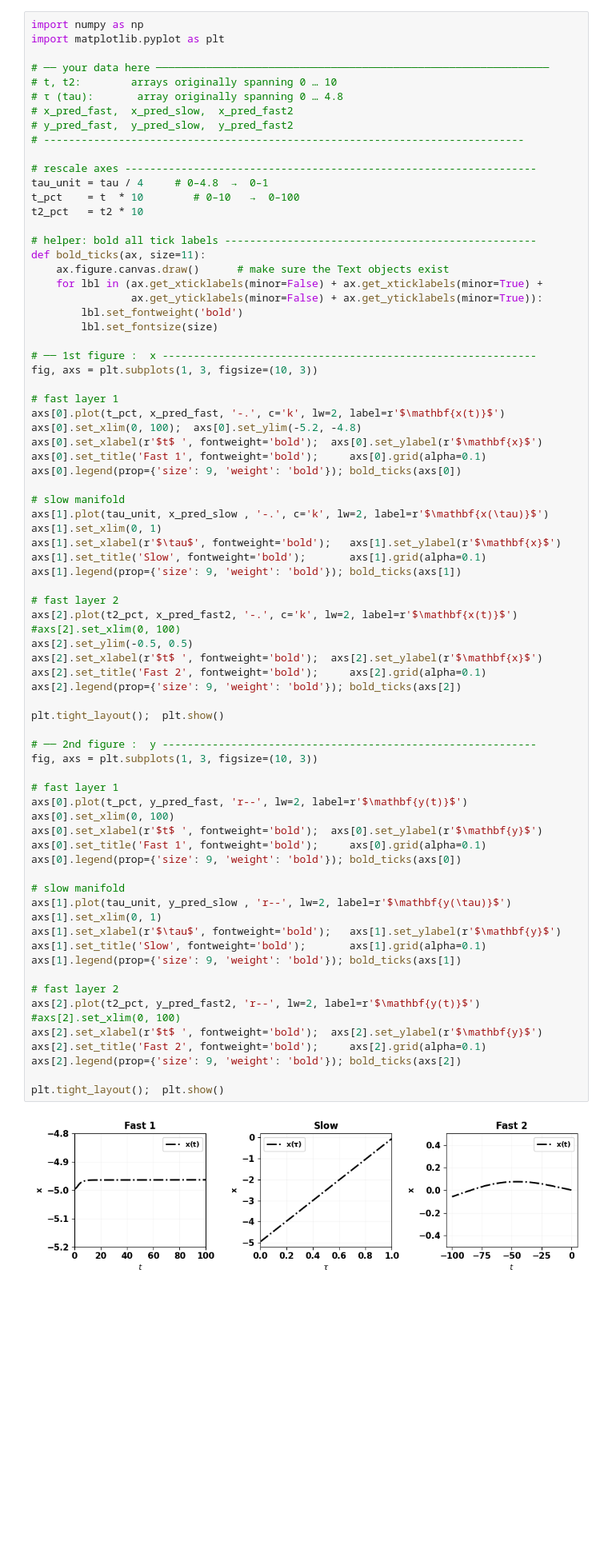
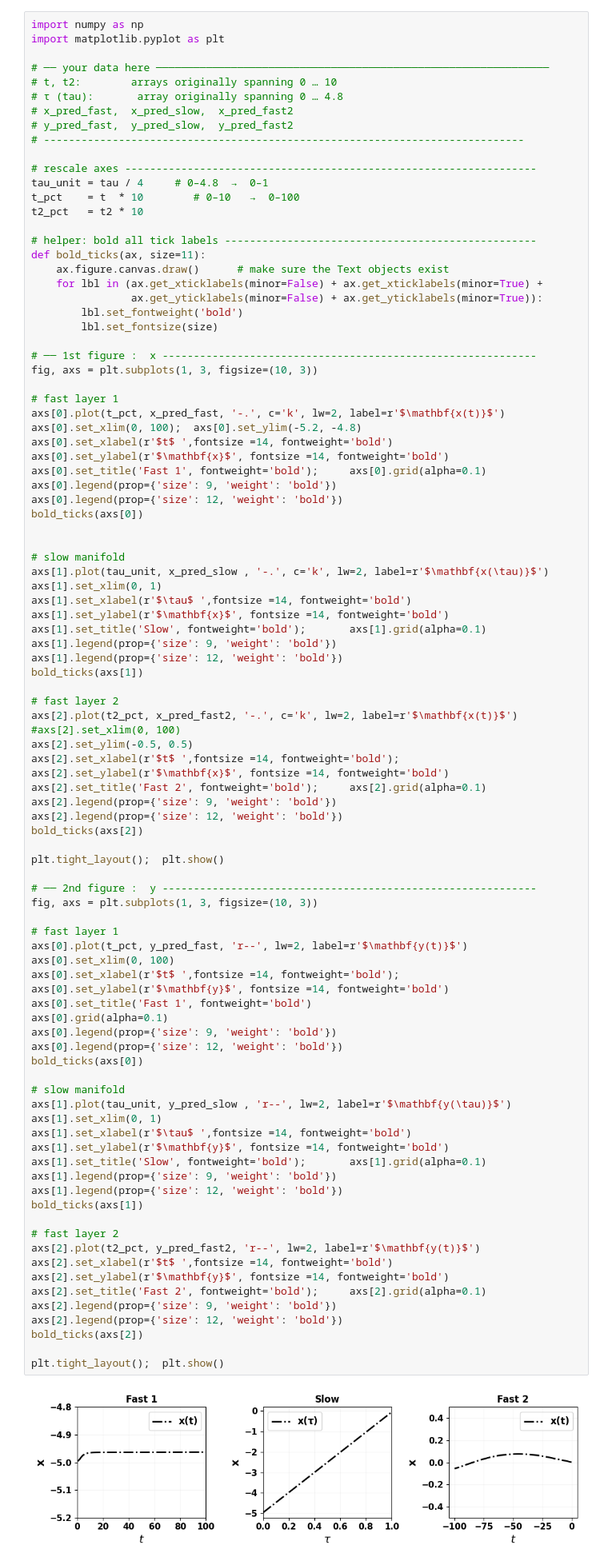
Before and after one commit to Hamid-Mofidi/PINNs_on_Multiple_timescale_dynamics, a Jupyter notebook: Nonhyperbolic/GSPINNs-error.ipynb, the cells around one changed output. Shown at 80% size. Saved outputs shown, nothing was run; the diff lists cells and outputs as text; blank space fills up the shorter version.

Commit message:
Kaggle Notebook | Nonhyperbolic_fast-slow | Version 19

```diff
--- a/Nonhyperbolic/GSPINNs-error.ipynb
+++ b/Nonhyperbolic/GSPINNs-error.ipynb
@@ -583,51 +583,70 @@ fig, axs = plt.subplots(1, 3, figsize=(10, 3))
 # fast layer 1
 axs[0].plot(t_pct, x_pred_fast, '-.', c='k', lw=2, label=r'$\mathbf{x(t)}$')
 axs[0].set_xlim(0, 100);  axs[0].set_ylim(-5.2, -4.8)
-axs[0].set_xlabel(r'$t$ ', fontweight='bold');  axs[0].set_ylabel(r'$\mathbf{x}$')
+axs[0].set_xlabel(r'$t$ ',fontsize =14, fontweight='bold')
+axs[0].set_ylabel(r'$\mathbf{x}$', fontsize =14, fontweight='bold')
 axs[0].set_title('Fast 1', fontweight='bold');     axs[0].grid(alpha=0.1)
-axs[0].legend(prop={'size': 9, 'weight': 'bold'}); bold_ticks(axs[0])
+axs[0].legend(prop={'size': 9, 'weight': 'bold'})
+axs[0].legend(prop={'size': 12, 'weight': 'bold'})
+bold_ticks(axs[0])
+
 
 # slow manifold
 axs[1].plot(tau_unit, x_pred_slow , '-.', c='k', lw=2, label=r'$\mathbf{x(\tau)}$')
 axs[1].set_xlim(0, 1)
-axs[1].set_xlabel(r'$\tau$', fontweight='bold');   axs[1].set_ylabel(r'$\mathbf{x}$')
+axs[1].set_xlabel(r'$\tau$ ',fontsize =14, fontweight='bold')
+axs[1].set_ylabel(r'$\mathbf{x}$', fontsize =14, fontweight='bold')
 axs[1].set_title('Slow', fontweight='bold');       axs[1].grid(alpha=0.1)
-axs[1].legend(prop={'size': 9, 'weight': 'bold'}); bold_ticks(axs[1])
+axs[1].legend(prop={'size': 9, 'weight': 'bold'})
+axs[1].legend(prop={'size': 12, 'weight': 'bold'})
+bold_ticks(axs[1])
 
 # fast layer 2
 axs[2].plot(t2_pct, x_pred_fast2, '-.', c='k', lw=2, label=r'$\mathbf{x(t)}$')
 #axs[2].set_xlim(0, 100)
 axs[2].set_ylim(-0.5, 0.5)
-axs[2].set_xlabel(r'$t$ ', fontweight='bold');  axs[2].set_ylabel(r'$\mathbf{x}$')
+axs[2].set_xlabel(r'$t$ ',fontsize =14, fontweight='bold');
+axs[2].set_ylabel(r'$\mathbf{x}$', fontsize =14, fontweight='bold')
 axs[2].set_title('Fast 2', fontweight='bold');     axs[2].grid(alpha=0.1)
-axs[2].legend(prop={'size': 9, 'weight': 'bold'}); bold_ticks(axs[2])
+axs[2].legend(prop={'size': 9, 'weight': 'bold'})
+axs[2].legend(prop={'size': 12, 'weight': 'bold'})
+bold_ticks(axs[2])
 
 plt.tight_layout();  plt.show()
 
 # ── 2nd figure :  y ------------------------------------------------------------
 fig, axs = plt.subplots(1, 3, figsize=(10, 3))
 
 # fast layer 1
 axs[0].plot(t_pct, y_pred_fast, 'r--', lw=2, label=r'$\mathbf{y(t)}$')
 axs[0].set_xlim(0, 100)
-axs[0].set_xlabel(r'$t$ ', fontweight='bold');  axs[0].set_ylabel(r'$\mathbf{y}$')
-axs[0].set_title('Fast 1', fontweight='bold');     axs[0].grid(alpha=0.1)
-axs[0].legend(prop={'size': 9, 'weight': 'bold'}); bold_ticks(axs[0])
+axs[0].set_xlabel(r'$t$ ',fontsize =14, fontweight='bold');
+axs[0].set_ylabel(r'$\mathbf{y}$', fontsize =14, fontweight='bold')
+axs[0].set_title('Fast 1', fontweight='bold')
+axs[0].grid(alpha=0.1)
+axs[0].legend(prop={'size': 9, 'weight': 'bold'})
+axs[0].legend(prop={'size': 12, 'weight': 'bold'})
+bold_ticks(axs[0])
 
 # slow manifold
 axs[1].plot(tau_unit, y_pred_slow , 'r--', lw=2, label=r'$\mathbf{y(\tau)}$')
 axs[1].set_xlim(0, 1)
-axs[1].set_xlabel(r'$\tau$', fontweight='bold');   axs[1].set_ylabel(r'$\mathbf{y}$')
+axs[1].set_xlabel(r'$\tau$ ',fontsize =14, fontweight='bold')
+axs[1].set_ylabel(r'$\mathbf{y}$', fontsize =14, fontweight='bold')
 axs[1].set_title('Slow', fontweight='bold');       axs[1].grid(alpha=0.1)
-axs[1].legend(prop={'size': 9, 'weight': 'bold'}); bold_ticks(axs[1])
+axs[1].legend(prop={'size': 9, 'weight': 'bold'})
+axs[1].legend(prop={'size': 12, 'weight': 'bold'})
+bold_ticks(axs[1])
 
 # fast layer 2
 axs[2].plot(t2_pct, y_pred_fast2, 'r--', lw=2, label=r'$\mathbf{y(t)}$')
-#axs[2].set_xlim(0, 100)
-axs[2].set_xlabel(r'$t$ ', fontweight='bold');  axs[2].set_ylabel(r'$\mathbf{y}$')
+axs[2].set_xlabel(r'$t$ ',fontsize =14, fontweight='bold')
+axs[2].set_ylabel(r'$\mathbf{y}$', fontsize =14, fontweight='bold')
 axs[2].set_title('Fast 2', fontweight='bold');     axs[2].grid(alpha=0.1)
-axs[2].legend(prop={'size': 9, 'weight': 'bold'}); bold_ticks(axs[2])
+axs[2].legend(prop={'size': 9, 'weight': 'bold'})
+axs[2].legend(prop={'size': 12, 'weight': 'bold'})
+bold_ticks(axs[2])
 
 plt.tight_layout();  plt.show()
 # %% [output]
-[figure, old version]
+[figure, new version]
```
Also changed, not shown: parts of 2 cells of this notebook.
